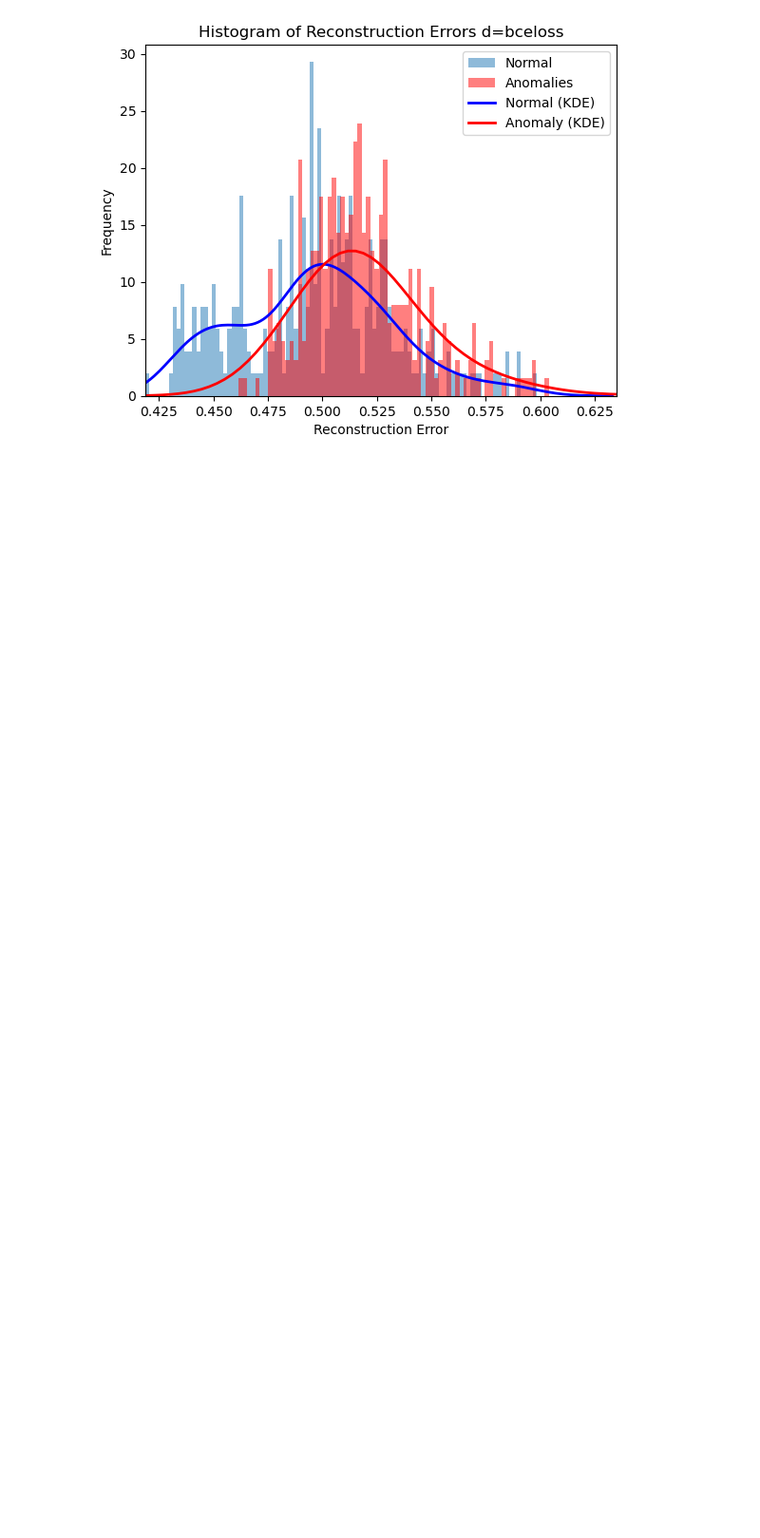
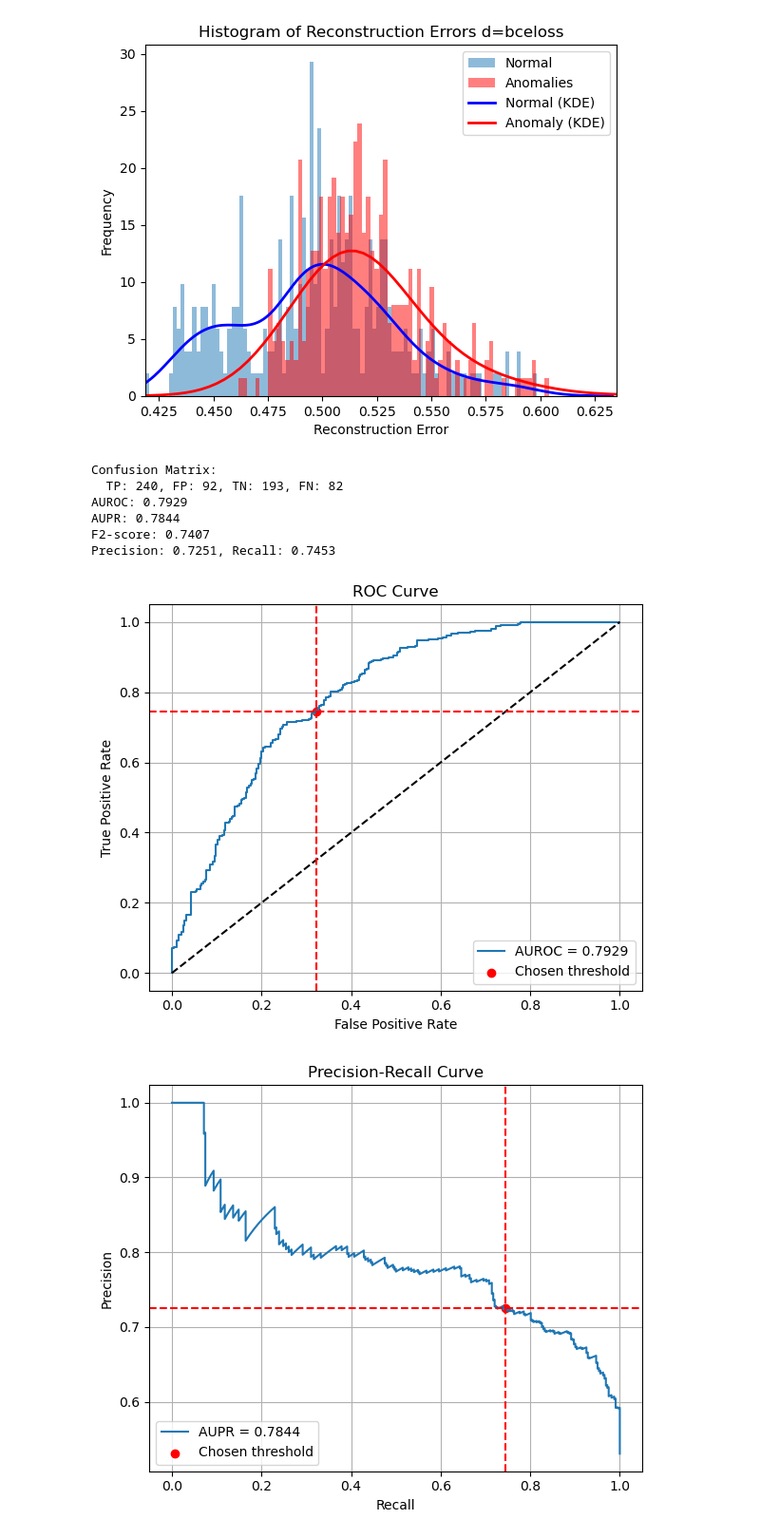
Before and after one commit to Rulienn/Detection-d-anomalie, a Jupyter notebook: ProjectVJu.ipynb, the cells around one changed output. Shown at 95% size. Saved outputs shown, nothing was run; the diff lists cells and outputs as text; code cells hidden in the pictures; blank space fills up the shorter version.

```diff
--- a/ProjectVJu.ipynb
+++ b/ProjectVJu.ipynb
@@ -497,5 +490,15 @@ scores = np.concatenate([normal_errors, anomaly_errors])  # plus c’est haut, p
 # %%
+
+normal_errors=get_reconstruction_errors(loader_good,cosine_similarity_loss)
+anomaly_errors=get_reconstruction_errors(loader_abnormal,cosine_similarity_loss)
+
+labels = np.concatenate([np.zeros_like(normal_errors), np.ones_like(anomaly_errors)])
+scores = np.concatenate([normal_errors, anomaly_errors])  # plus c’est haut, plus c’est anormal
+
+
 # ROC Curve
+
+
 fpr, tpr, thresholds_roc = roc_curve(labels, scores)
 auroc = roc_auc_score(labels, scores)
 
@@ -507,8 +510,76 @@ aupr = auc(recall, precision)
 from sklearn.metrics import fbeta_score
 
 # Choisir un seuil par exemple à 95e percentile des normales
-threshold = np.percentile(normal_errors, 95)
+#threshold = np.percentile(normal_errors, 95)
+threshold = 0.034
 predictions = (scores >= threshold).astype(int)
 
 cm = confusion_matrix(labels, predictions)
 f2 = fbeta_score(labels, predictions, beta=2)
+# %%
+# === Affichage console ===
+tn, fp, fn, tp = cm.ravel()
+print(f"\nConfusion Matrix:")
+print(f"  TP: {tp}, FP: {fp}, TN: {tn}, FN: {fn}")
+print(f"AUROC: {auroc:.4f}")
+print(f"AUPR: {aupr:.4f}")
+print(f"F2-score: {f2:.4f}")
+idx = np.argmin(np.abs(thresholds_pr - threshold)) # l'indice idx qui est le plus proche du seuil choisi
+print(f"Precision: {precision[idx+1]:.4f}, Recall: {recall[idx+1]:.4f}")
+
+# === Graphiques ===
+# ROC curve
+plt.figure(figsize=(6, 5))
+plt.plot(fpr, tpr, label=f'AUROC = {auroc:.4f}')
+plt.plot([0, 1], [0, 1], 'k--')
+
+# Chercher le point ROC correspondant au seuil choisi
+idx_roc = np.argmin(np.abs(thresholds_roc - threshold))
+fpr_selected, tpr_selected = fpr[idx_roc], tpr[idx_roc]
+plt.axvline(x=fpr_selected, color='red', linestyle='--')
+plt.axhline(y=tpr_selected, color='red', linestyle='--')
+plt.scatter(fpr_selected, tpr_selected, color='red', label='Chosen threshold')
+
+plt.xlabel("False Positive Rate")
+plt.ylabel("True Positive Rate")
+plt.title("ROC Curve")
+plt.legend()
+plt.grid(True)
+plt.tight_layout()
+plt.show()
+
+# Precision-Recall curve
+plt.figure(figsize=(6, 5))
+plt.plot(recall, precision, label=f'AUPR = {aupr:.4f}')
+
+prec_selected = precision[idx+1]
+rec_selected = recall[idx+1]
+plt.axvline(x=rec_selected, color='red', linestyle='--')
+plt.axhline(y=prec_selected, color='red', linestyle='--')
+plt.scatter(rec_selected, prec_selected, color='red', label='Chosen threshold')
+
+plt.xlabel("Recall")
+plt.ylabel("Precision")
+plt.title("Precision-Recall Curve")
+plt.legend()
+plt.grid(True)
+plt.tight_layout()
+plt.show()
+
+# Confusion Matrix heatmap
+plt.figure(figsize=(5, 4))
+sns.heatmap(cm, annot=True, fmt="d", cmap="Blues", xticklabels=["Normal", "Anomaly"], yticklabels=["Normal", "Anomaly"])
+plt.title("Confusion Matrix")
+plt.xlabel("Predicted Label")
+plt.ylabel("True Label")
+plt.tight_layout()
+plt.show()
+# %% [output]
+Confusion Matrix:
+  TP: 240, FP: 92, TN: 193, FN: 82
+AUROC: 0.7929
+AUPR: 0.7844
+F2-score: 0.7407
+Precision: 0.7251, Recall: 0.7453
+[figure, added]
+[figure, added]
```
Also changed, not shown: parts of 4 cells of this notebook.
